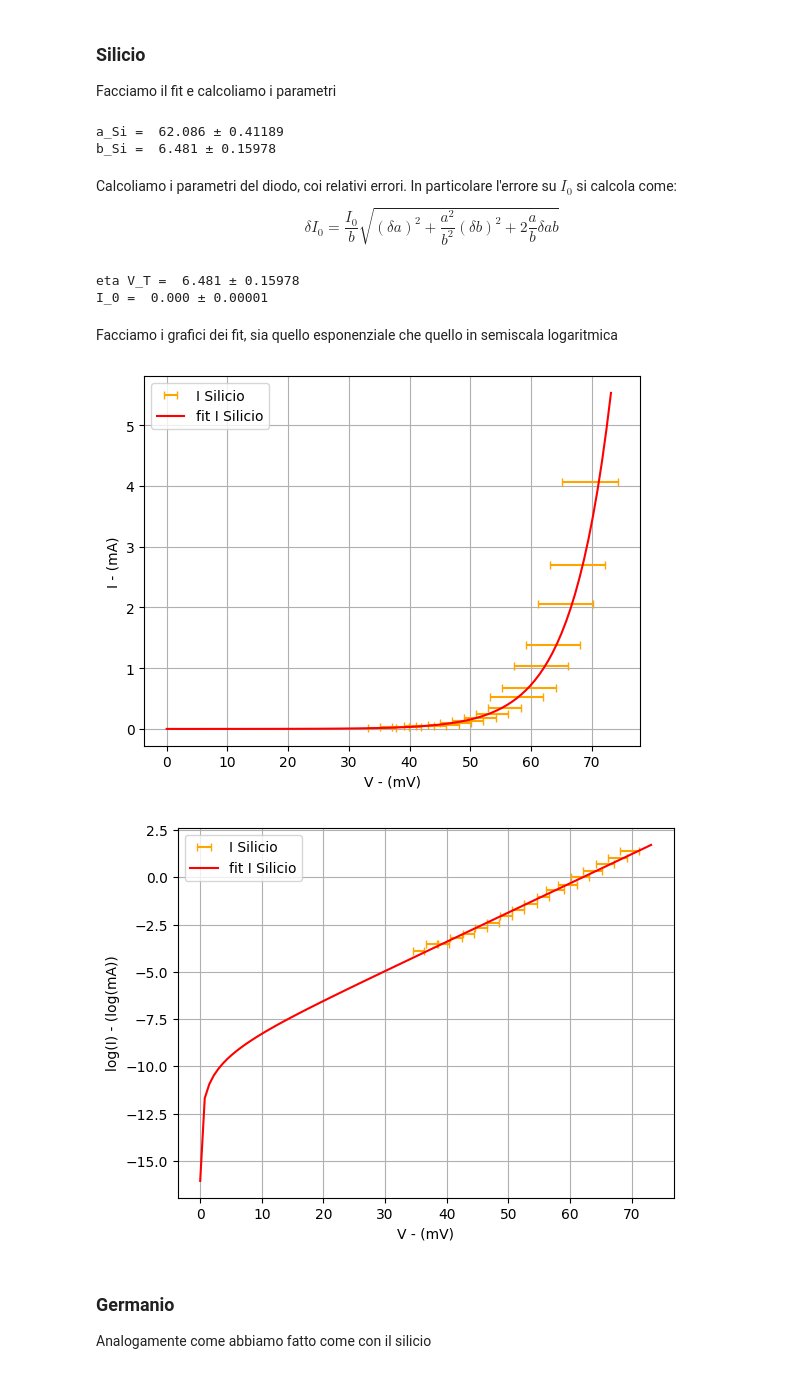
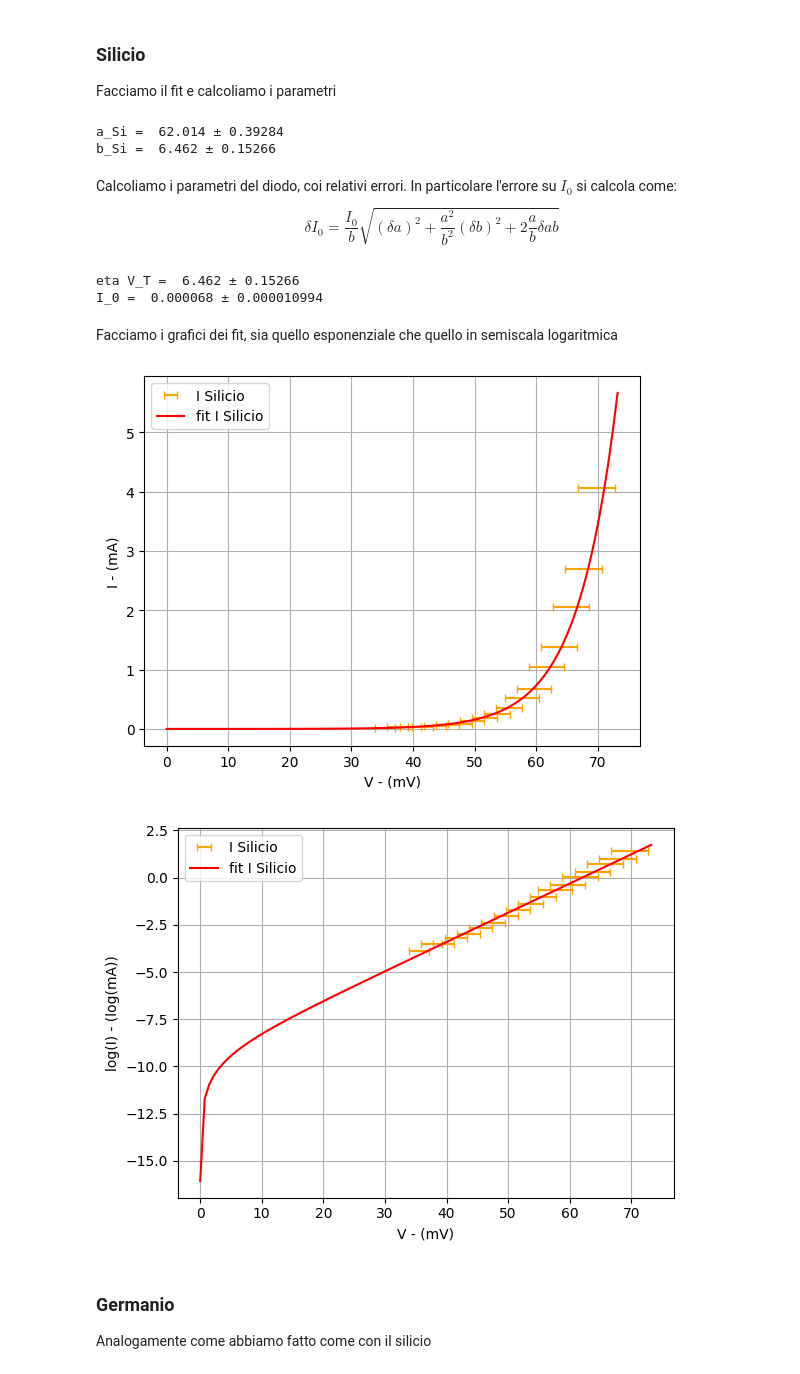
Before and after one commit to Filippo3001/Physics, a Jupyter notebook: notebook/Lab/Esperimento 1/Esperimento 1 Lab.ipynb, the cells around one changed output. Cells and saved outputs as stored; diff of their text form; code cells hidden in the pictures.

```diff
--- a/notebook/Lab/Esperimento 1/Esperimento 1 Lab.ipynb
+++ b/notebook/Lab/Esperimento 1/Esperimento 1 Lab.ipynb
@@ -39,7 +39,7 @@ def linear_fit(x, a, b):
 
 #we define a function to evaluate the measurement error of the oscilloscope, we use 1/2 as the factor for the appreciable lines.(except for sz which is calculated before with factor 1)
 def oscilloscope_error(sz, f_s, measure):
-    sl = f_s/5
+    sl = f_s/10
     sc = measure*0.03
     return np.sqrt(sz**2 + sl**2 + sc**2)
 
@@ -143,8 +143,8 @@ V_Si = recalibrate_V(fit_cal[0], fit_cal[1], V_Si_osc)
 error_V_Si = recalibrate_V_error(fit_cal[0], fit_cal[1], V_Si_osc, error_cal[0], error_cal[1], error_V_Si_osc, cov_cal[0][1])
 
 # initial guess
-a_Si = 44
-b_Si = 9
+a_Si = 62
+b_Si = 6
 initial_guess_Si = np.array([a,b])
 
 #fit the data
@@ -156,8 +156,8 @@ error_Si = np.sqrt(np.diag(cov_Si))
 print('a_Si = ', '{:.3f}'.format(fit_Si[0]), '±', '{:.5f}'.format(error_Si[0]))
 print('b_Si = ', '{:.3f}'.format(fit_Si[1]), '±', '{:.5f}'.format(error_Si[1]))
 # %% [output]
-a_Si =  62.086 ± 0.41189
-b_Si =  6.481 ± 0.15978
+a_Si =  62.014 ± 0.39284
+b_Si =  6.462 ± 0.15266
 # %% [markdown]
 Calcoliamo i parametri del diodo, coi relativi errori. In particolare l'errore su $I_0$ si calcola come:
 $$
@@ -172,10 +172,10 @@ I_0_error_Si = (I_0_Si/fit_Si[1])*np.sqrt(error_Si[0]**2 + ((a**2)/(b**2))*error
 
 #print the results
 print('eta V_T = ', '{:.3f}'.format(eta_V_T_Si), '±', '{:.5f}'.format(eta_V_T_error_Si))
-print('I_0 = ', '{:.3f}'.format(I_0_Si), '±', '{:.5f}'.format(I_0_error_Si))
+print('I_0 = ', '{:.6f}'.format(I_0_Si), '±', '{:.9f}'.format(I_0_error_Si))
 # %% [output]
-eta V_T =  6.481 ± 0.15978
-I_0 =  0.000 ± 0.00001
+eta V_T =  6.462 ± 0.15266
+I_0 =  0.000068 ± 0.000010994
 # %% [markdown]
 Facciamo i grafici dei fit, sia quello esponenziale che quello in semiscala logaritmica
 # %%
@@ -194,21 +194,21 @@ plt.legend(loc='upper left')
 plt.grid(True)
 plt.show()
 # %% [output]
-[figure, old version]
+[figure, new version]
 # %%
 #semilogarithmic graph
 plt.xlabel("V - (mV)")
 plt.ylabel("log(I) - (log(mA))")
 
-plt.errorbar(V_Si, np.log(I_Si), xerr = np.log(error_V_Si), linestyle="none", color="orange", capsize=3, capthick=1, label="I Silicio") # data with error
+plt.errorbar(V_Si, np.log(I_Si), xerr = error_V_Si, linestyle="none", color="orange", capsize=3, capthick=1, label="I Silicio") # data with error
 plt.errorbar(simul_V_Si, np.log(simul_I_Si), label="fit I Silicio", color="red") #fit
 
 plt.legend(loc='upper left')
 
 plt.grid(True)
 plt.show()
 # %% [output]
-[figure, old version]
+[figure, new version]
 # %% [markdown]
 ### Germanio
 Analogamente come abbiamo fatto come con il silicio
```
Also changed, not shown: parts of 6 cells of this notebook.
